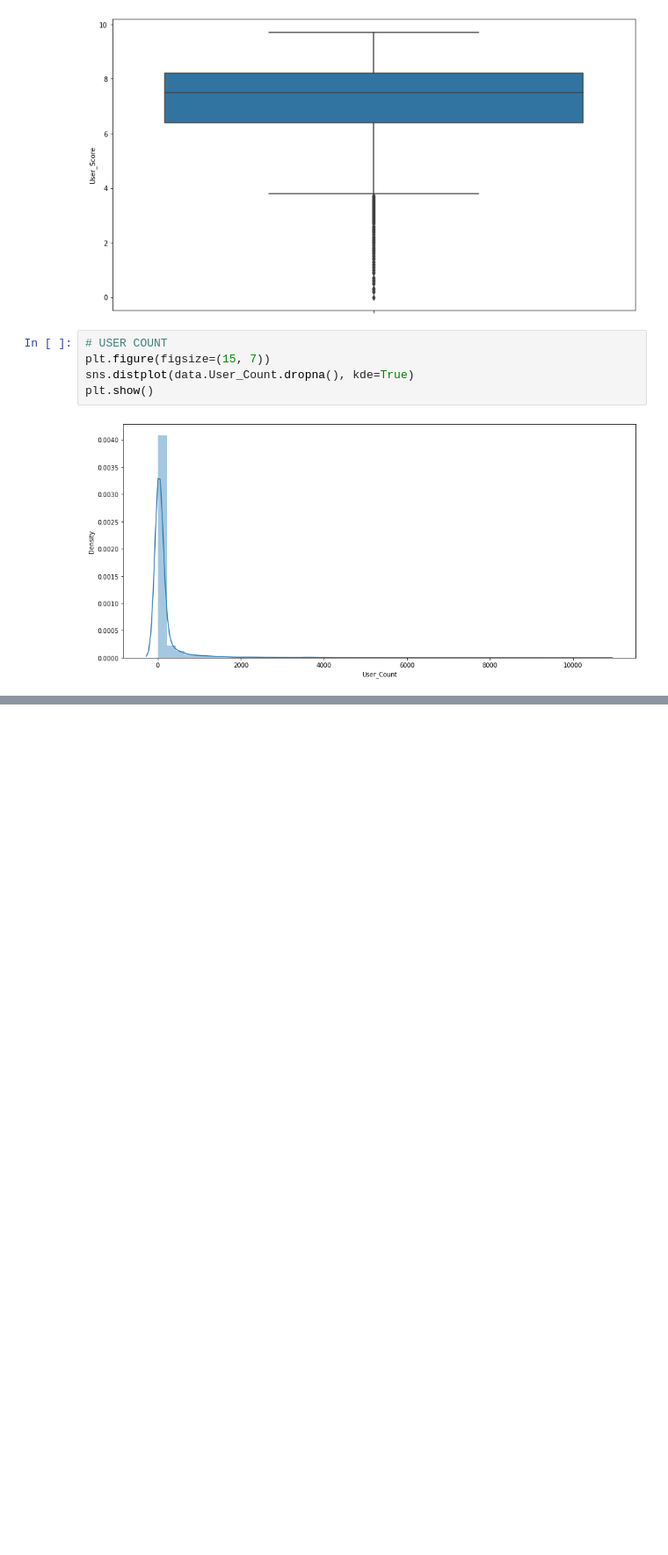
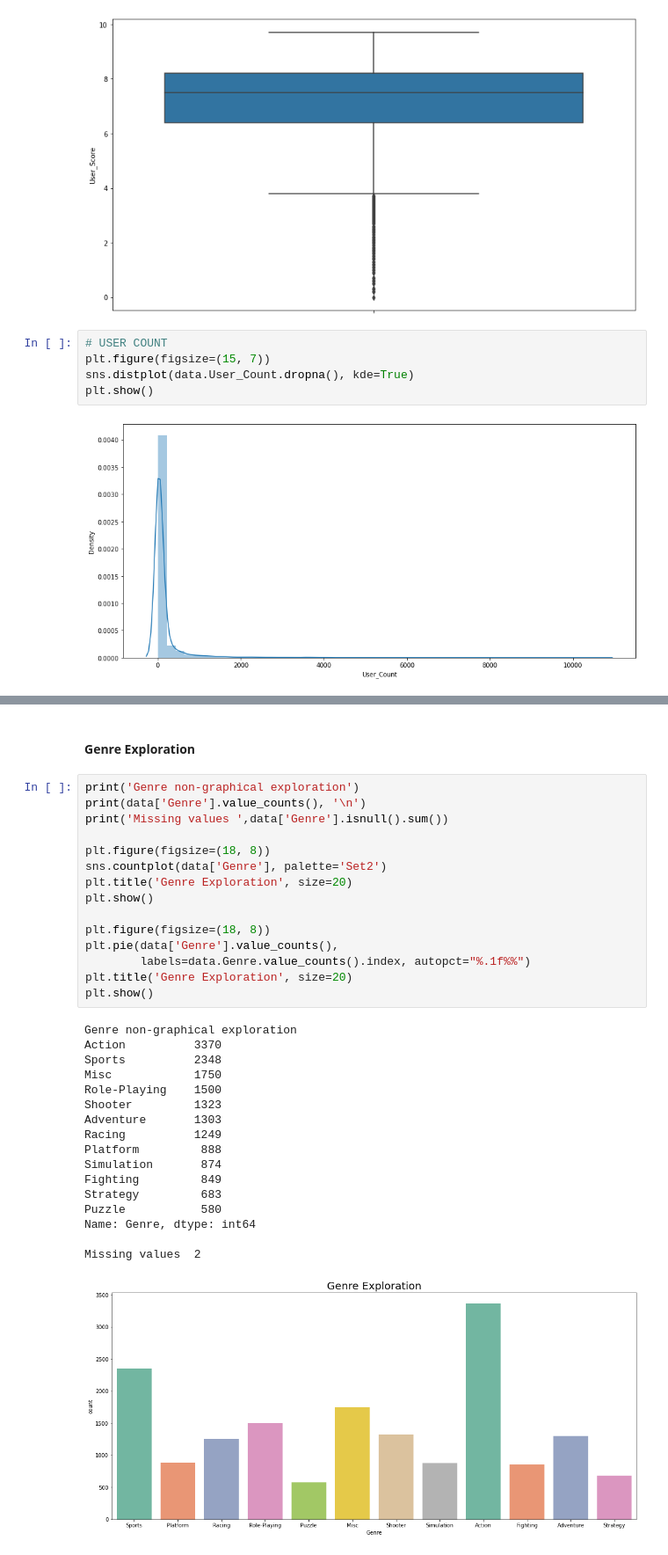
Before and after one commit to rushikeshnaik779/EDA, a Jupyter notebook: Video_Games_Sales.ipynb, the cells around one changed output, grey strips where cells are left out. Shown at 88% size. Drawn from its saved outputs; the diff is of its cells as text; blank space fills up the shorter version.

```diff
--- a/Video_Games_Sales.ipynb
+++ b/Video_Games_Sales.ipynb
@@ -266,0 +329,35 @@ plt.show()
+# %% [markdown]
+#### Genre Exploration
+# %%
+print('Genre non-graphical exploration')
+print(data['Genre'].value_counts(), '\n')
+print('Missing values ',data['Genre'].isnull().sum())
+
+plt.figure(figsize=(18, 8))
+sns.countplot(data['Genre'], palette='Set2')
+plt.title('Genre Exploration', size=20)
+plt.show()
+
+plt.figure(figsize=(18, 8))
+plt.pie(data['Genre'].value_counts(),
+        labels=data.Genre.value_counts().index, autopct="%.1f%%")
+plt.title('Genre Exploration', size=20)
+plt.show()
+# %% [output]
+Genre non-graphical exploration
+Action          3370
+Sports          2348
+Misc            1750
+Role-Playing    1500
+Shooter         1323
+Adventure       1303
+Racing          1249
+Platform         888
+Simulation       874
+Fighting         849
+Strategy         683
+Puzzle           580
+Name: Genre, dtype: int64
+
+Missing values  2
+[figure, added]
```
Also changed, not shown: parts of 12 cells of this notebook.
